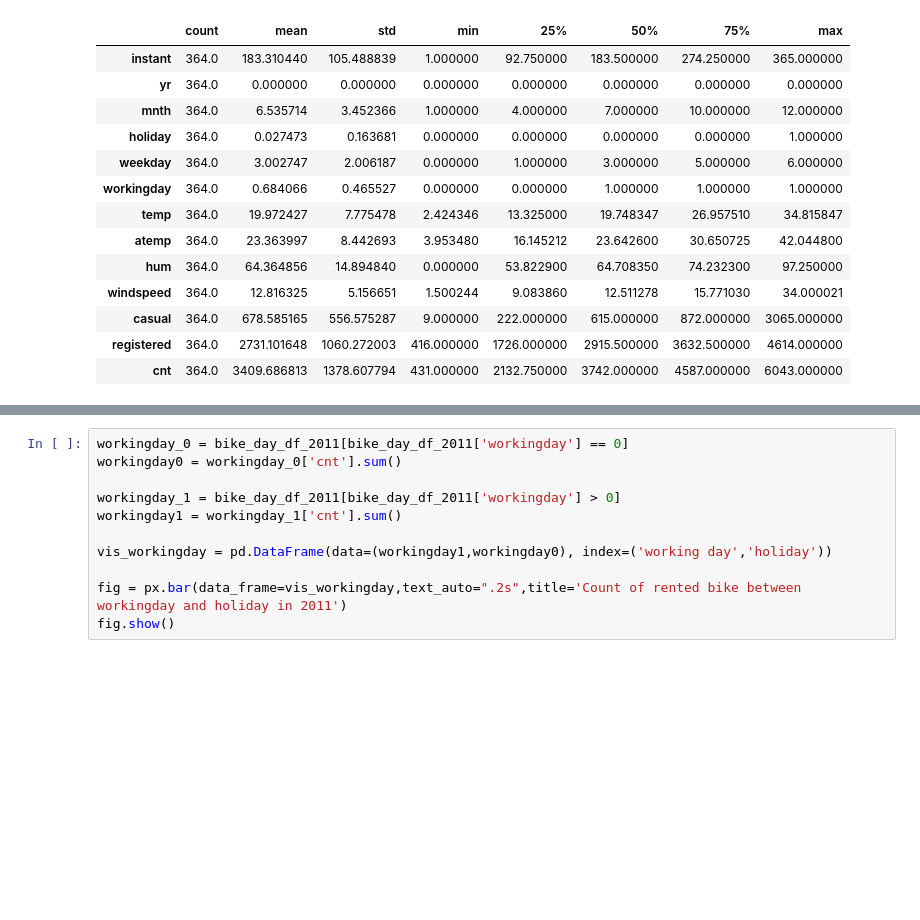
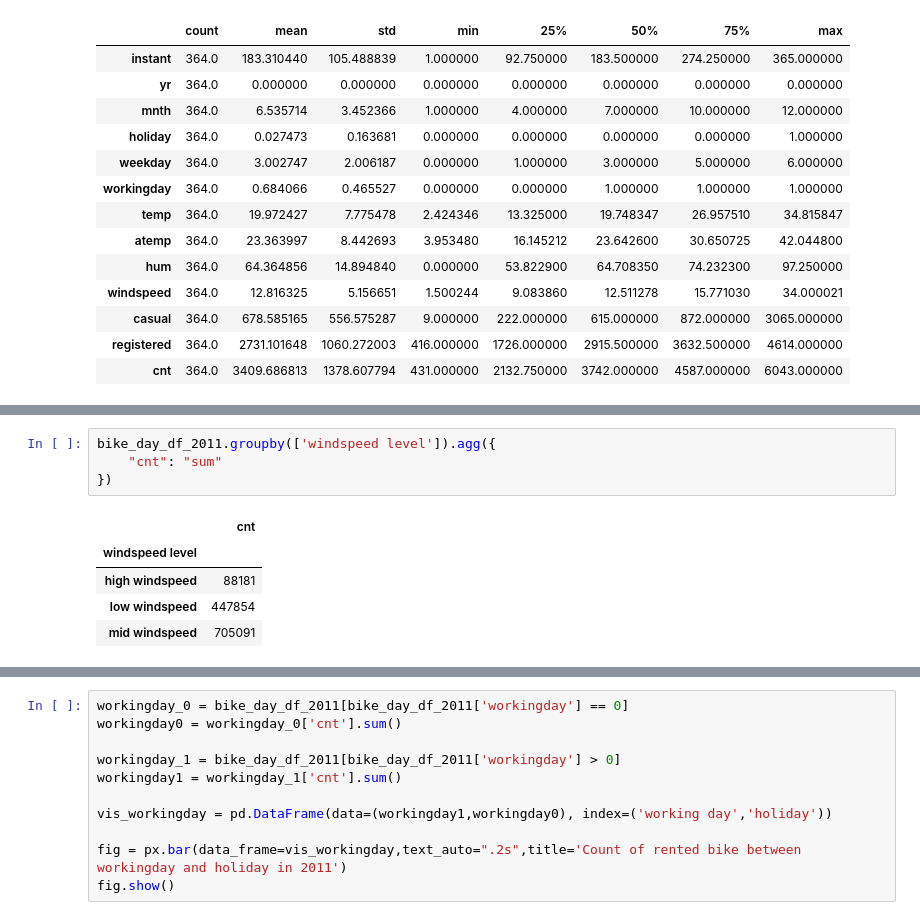
Before and after one commit to BernadusRaka/Bike-Rental-Analysis-2011-2012, a Jupyter notebook: notebooks/bike_rental_analysis.ipynb, the cells around one changed output, grey strips where cells are left out. Cells and saved outputs as stored; diff of their text form; blank space fills up the shorter version.

```diff
--- a/notebooks/bike_rental_analysis.ipynb
+++ b/notebooks/bike_rental_analysis.ipynb
@@ -204,0 +298,10 @@ bike_day_df_2011.describe().transpose()
+# %%
+bike_day_df_2011.groupby(['windspeed level']).agg({
+    "cnt": "sum"
+})
+# %% [output]
+|  | cnt |
+| windspeed level |  |
+| high windspeed | 88181 |
+| low windspeed | 447854 |
+| mid windspeed | 705091 |
```
Also changed, not shown: parts of 30 cells of this notebook, 1 other file.
